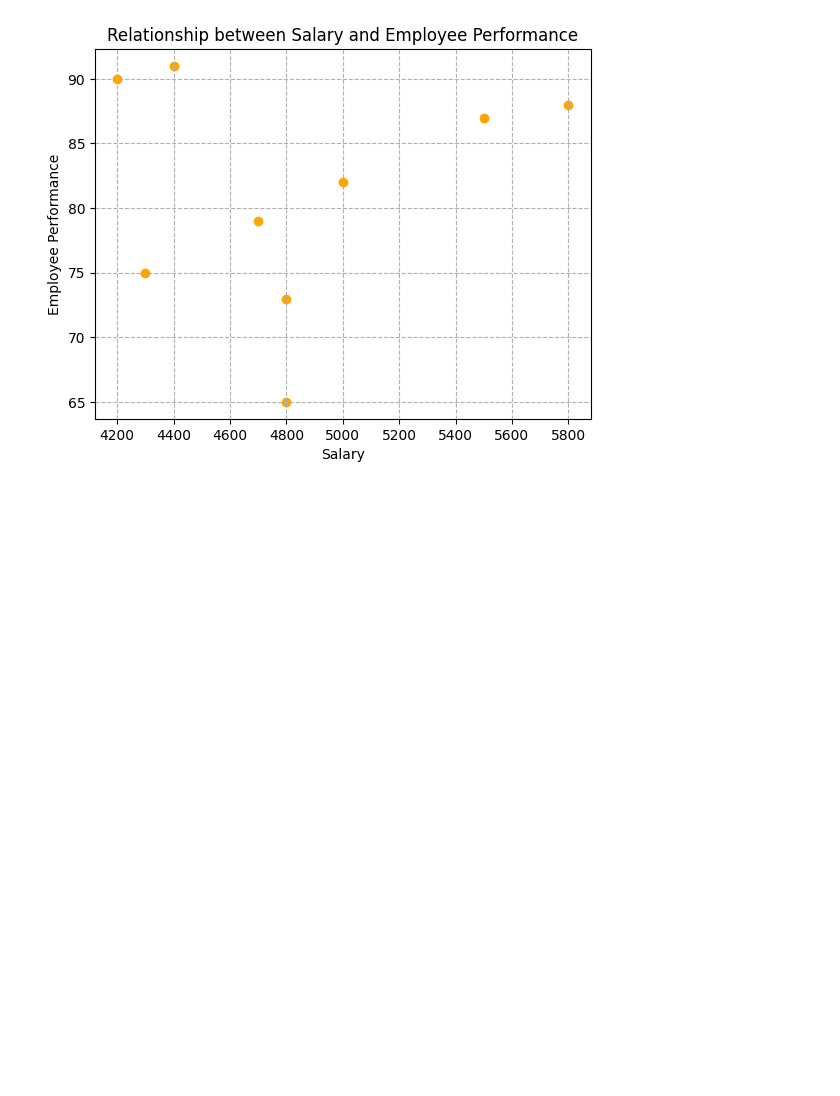
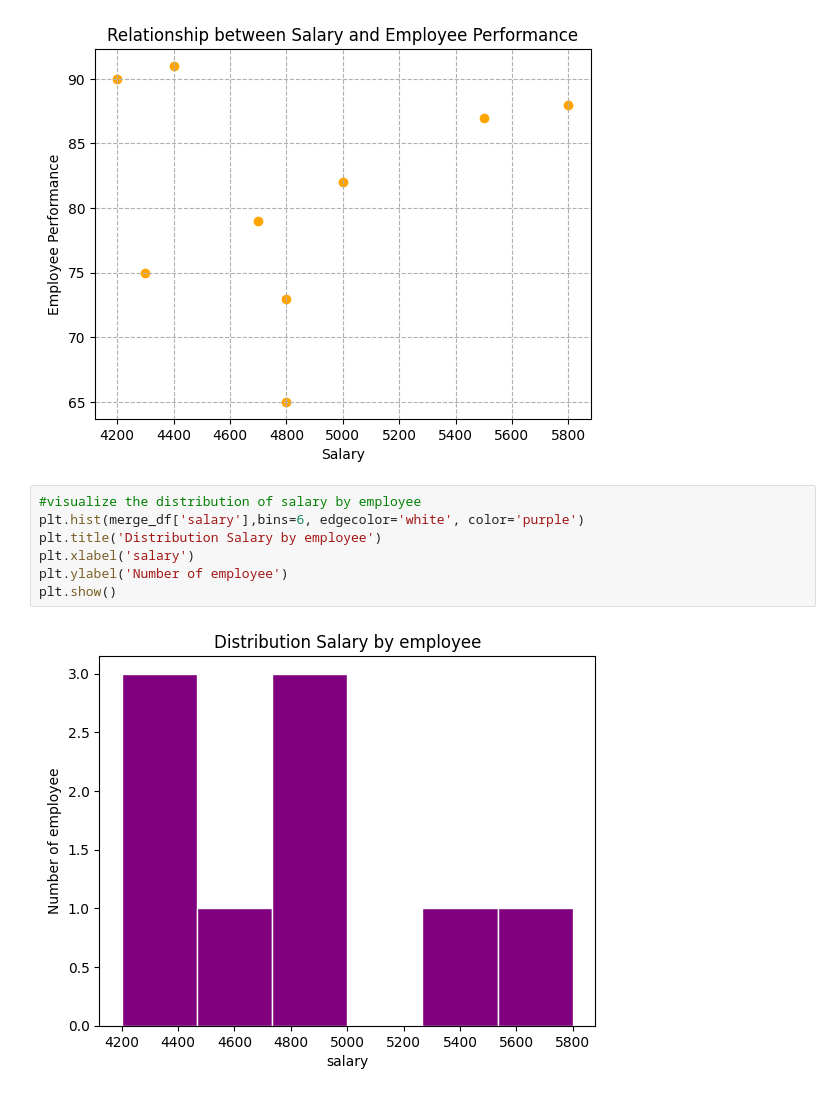
Before and after one commit to augustus-somtochukwu-umeh/Data-Science, a Jupyter notebook: employee_dataset.ipynb, the cells around one changed output. Cells and saved outputs as stored; diff of their text form; blank space fills up the shorter version.

```diff
--- a/employee_dataset.ipynb
+++ b/employee_dataset.ipynb
@@ -945,3 +945,12 @@ plt.grid(linestyle="--")
 plt.show()
 # %% [output]
 [figure]
+# %%
+#visualize the distribution of salary by employee
+plt.hist(merge_df['salary'],bins=6, edgecolor='white', color='purple')
+plt.title('Distribution Salary by employee')
+plt.xlabel('salary')
+plt.ylabel('Number of employee')
+plt.show()
+# %% [output]
+[figure, added]
```
Also changed, not shown: parts of 9 cells of this notebook.
